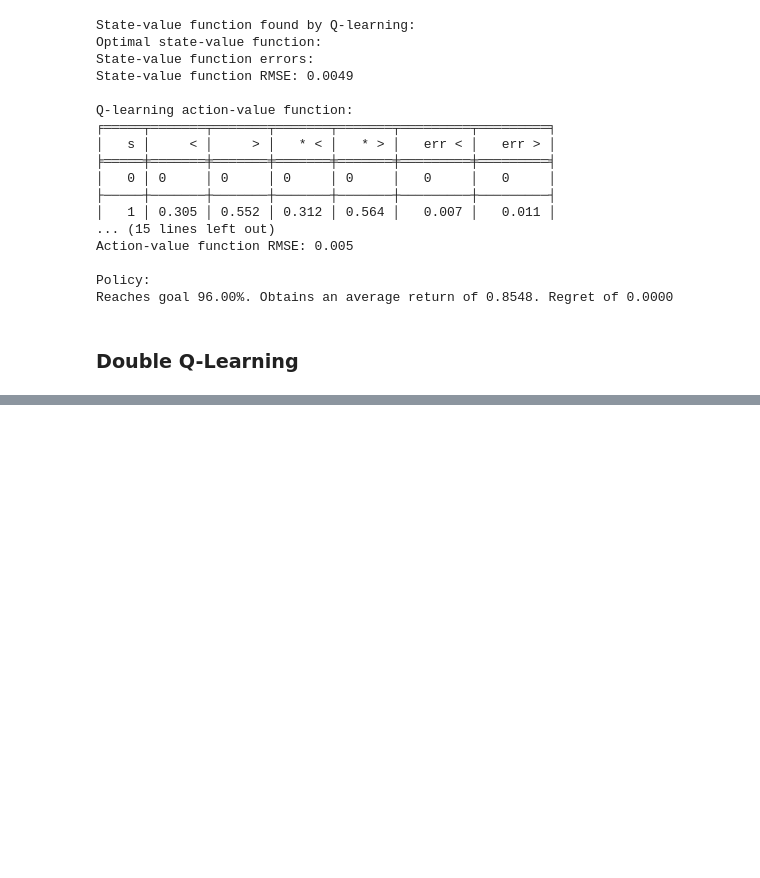
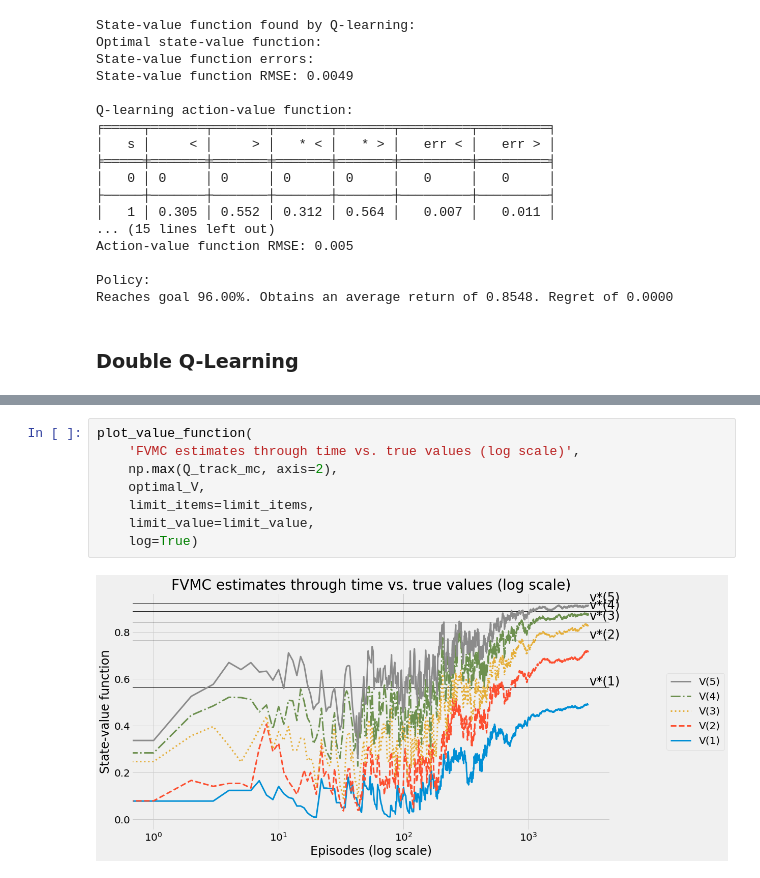
Before and after one commit to Iqbal1282/Practicing_DRL, a Jupyter notebook: chapter_06/chapter6_3.ipynb, the cells around one changed output, grey strips where cells are left out. Saved outputs shown, nothing was run; the diff lists cells and outputs as text; blank space fills up the shorter version.

```diff
--- a/chapter_06/chapter6_3.ipynb
+++ b/chapter_06/chapter6_3.ipynb
@@ -565,0 +654,10 @@ def double_q_learning(env, gamma = 1.0, init_alpha = 0.5, min_alpha = 0.01,
+# %%
+plot_value_function(
+    'FVMC estimates through time vs. true values (log scale)',
+    np.max(Q_track_mc, axis=2),
+    optimal_V,
+    limit_items=limit_items,
+    limit_value=limit_value,
+    log=True)
+# %% [output]
+[figure, added]
```
Also changed, not shown: parts of 29 cells of this notebook.
